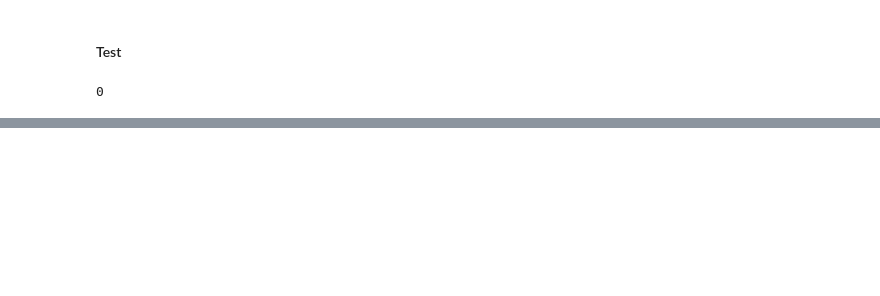
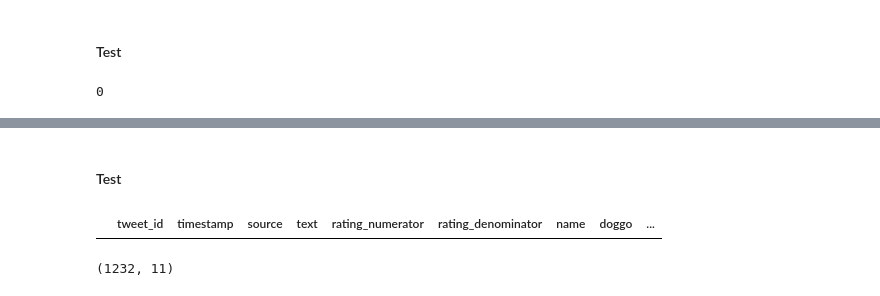
Before and after one commit to RayhaanPirani/weratedogs-wrangling-analysis, a Jupyter notebook: wrangle_act.ipynb, the cells around one changed output, grey strips where cells are left out. Cells and saved outputs as stored; diff of their text form; code cells hidden in the pictures; blank space fills up the shorter version.

```diff
--- a/wrangle_act.ipynb
+++ b/wrangle_act.ipynb
@@ -546,0 +558,10 @@ sum(df_archive_clean['name'].isin(invalid_names))
+# %% [markdown]
+#### Test
+# %%
+df_archive_clean.query('rating_denominator != 10 or rating_numerator <= 10')
+# %% [output]
+|  | tweet_id | timestamp | source | text | rating_numerator | rating_denominator | name | doggo | ... |
+# %%
+df_archive_clean.shape
+# %% [output]
+(1232, 11)
```
Also changed, not shown: parts of 8 cells of this notebook.
